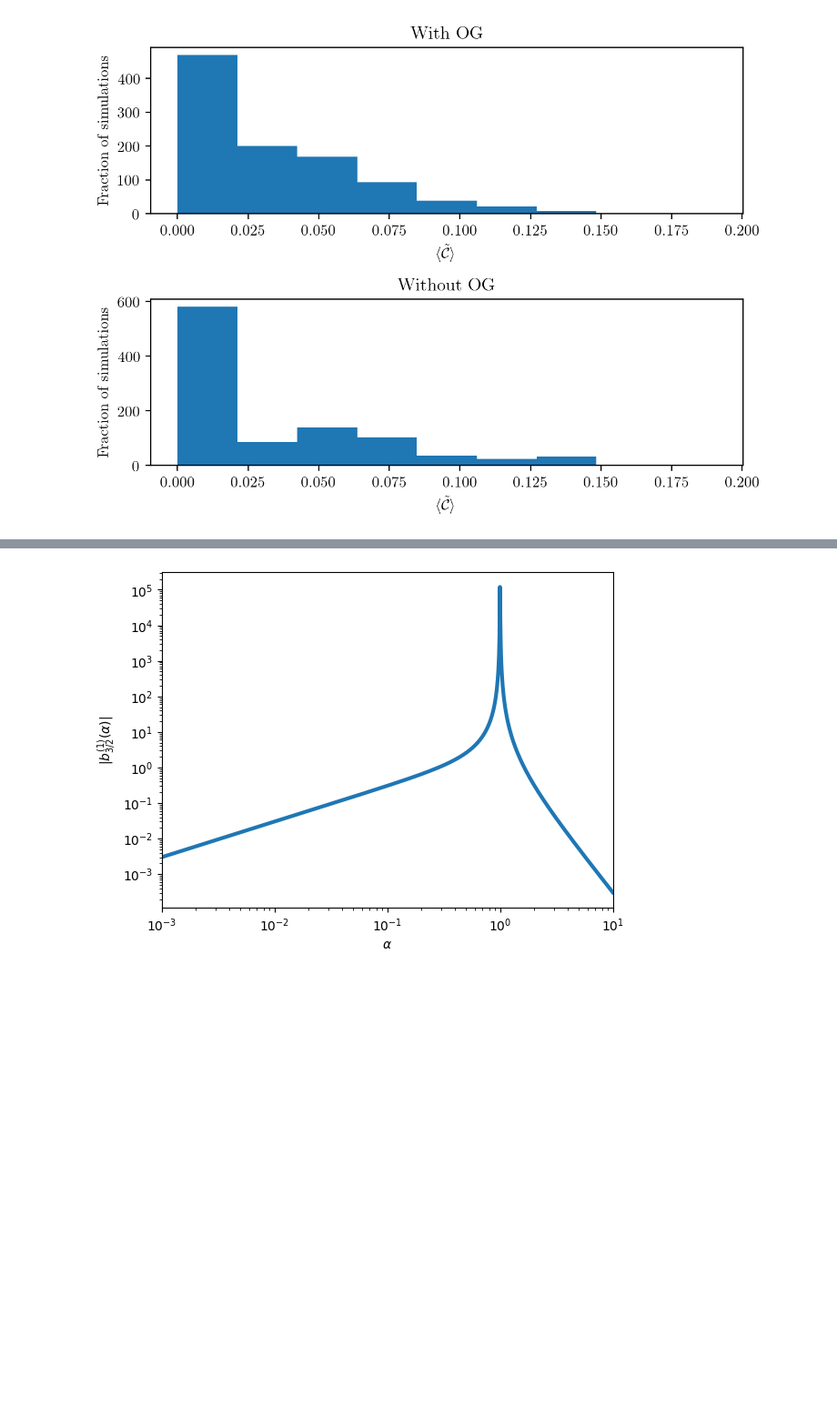
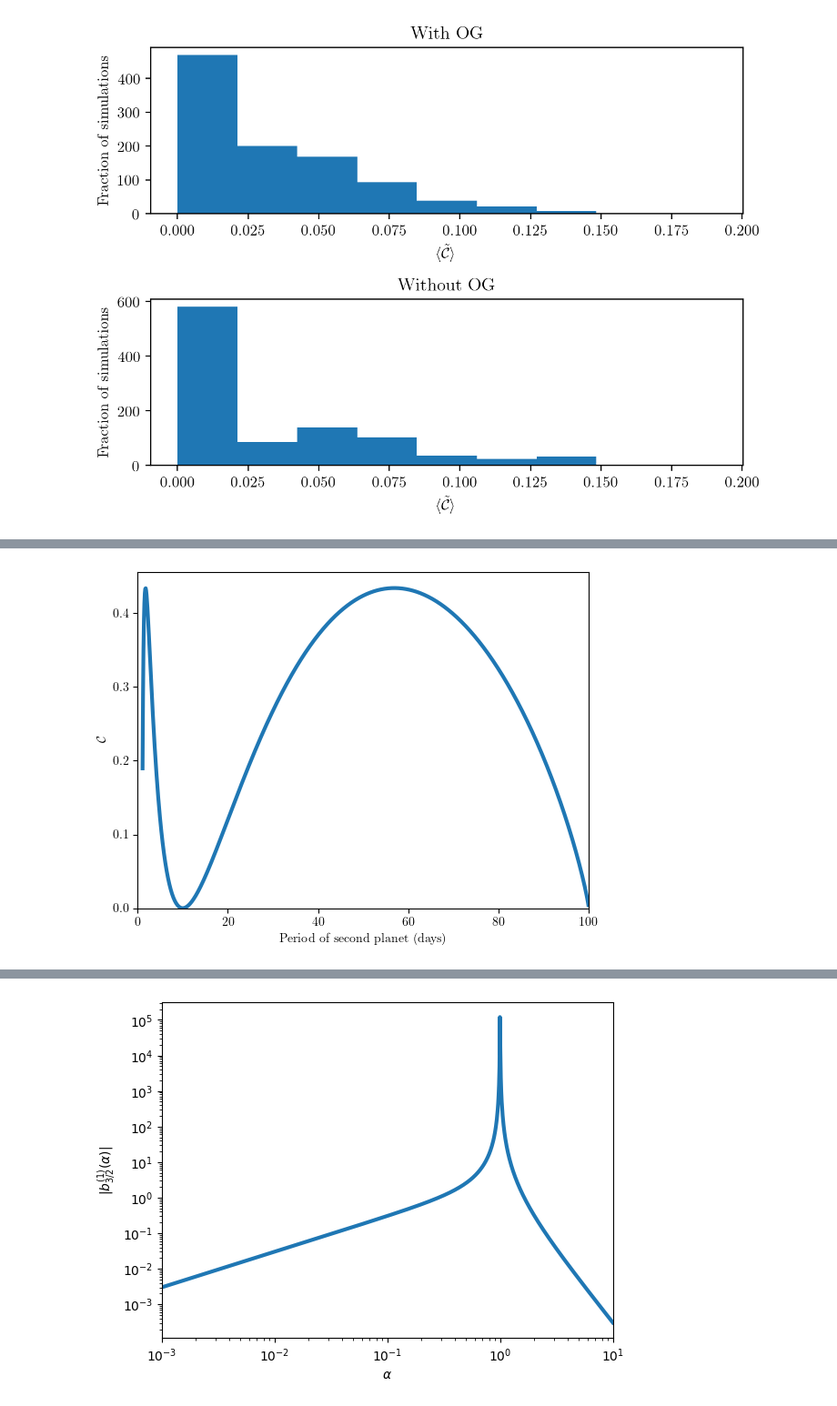
Before and after one commit to jrlivesey/SecularGapComplexity, a Jupyter notebook: simulation-pairs.ipynb, the cells around one changed output, grey strips where cells are left out. Shown: that part at 91% size. Saved outputs shown, nothing was run; the diff lists cells and outputs as text; code cells hidden in the pictures; blank space fills up the shorter version.

```diff
--- a/simulation-pairs.ipynb
+++ b/simulation-pairs.ipynb
@@ -41,0 +78,16 @@ my_ensemble.histogram()
+# %%
+def my_gap_complexity(period):
+    periods_days = [1., period, 100.]
+    return gaps.gap_complexity(periods_days)
+# %%
+per = np.linspace(1.1, 99.9, 1_000)
+gc = [my_gap_complexity(p) for p in per]
+
+fig, ax = plt.subplots(1, 1)
+ax.plot(per, gc, lw=3)
+ax.set_xlim(0., 100.)
+ax.set_ylim(bottom=0.)
+ax.set_xlabel('Period of second planet (days)')
+ax.set_ylabel(r'$\mathcal{C}$');
+# %% [output]
+[figure, added]
```
Also changed, not shown: parts of 18 cells of this notebook, 1 other file.
